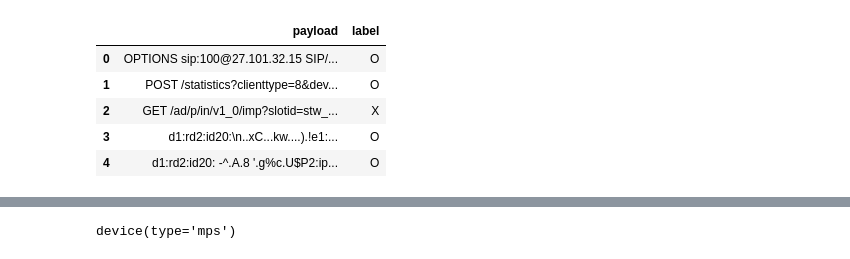
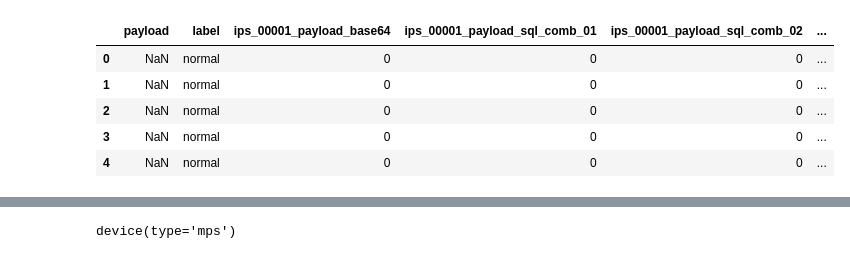
Before and after one commit to choiwb/Cyber_Security_XAI_GAI_web_service, a Jupyter notebook: Pytorch_BERT_transfer_learning.ipynb, the cells around one changed output, grey strips where cells are left out. Cells and saved outputs as stored; diff of their text form; code cells hidden in the pictures.

```diff
--- a/Pytorch_BERT_transfer_learning.ipynb
+++ b/Pytorch_BERT_transfer_learning.ipynb
@@ -35,12 +34,12 @@ def seed_everything(seed:42):
 # fix seed
 seed_everything(42)
 # %%
-df = pd.read_csv('PAYLOAD DATASET !!!!!')
+df = pd.read_csv('YOUR PAYLOAD data !!!!!')
 df.head()
 # %% [output]
-|  | payload | label |
-| 0 | OPTIONS sip:100@27.101.32.15 SIP/... | O |
-| 1 | POST /statistics?clienttype=8&dev... | O |
-| 2 | GET /ad/p/in/v1_0/imp?slotid=stw_... | X |
-| 3 | d1:rd2:id20:\n..xC...kw....).!e1:... | O |
-| 4 | d1:rd2:id20: -^.A.8 '.g%c.U$P2:ip... | O |
+|  | payload | label | ips_00001_payload_base64 | ips_00001_payload_sql_comb_01 | ips_00001_payload_sql_comb_02 | ... |
+| 0 | NaN | normal | 0 | 0 | 0 | ... |
+| 1 | NaN | normal | 0 | 0 | 0 | ... |
+| 2 | NaN | normal | 0 | 0 | 0 | ... |
+| 3 | NaN | normal | 0 | 0 | 0 | ... |
+| 4 | NaN | normal | 0 | 0 | 0 | ... |
```
Also changed, not shown: parts of 39 cells of this notebook.
